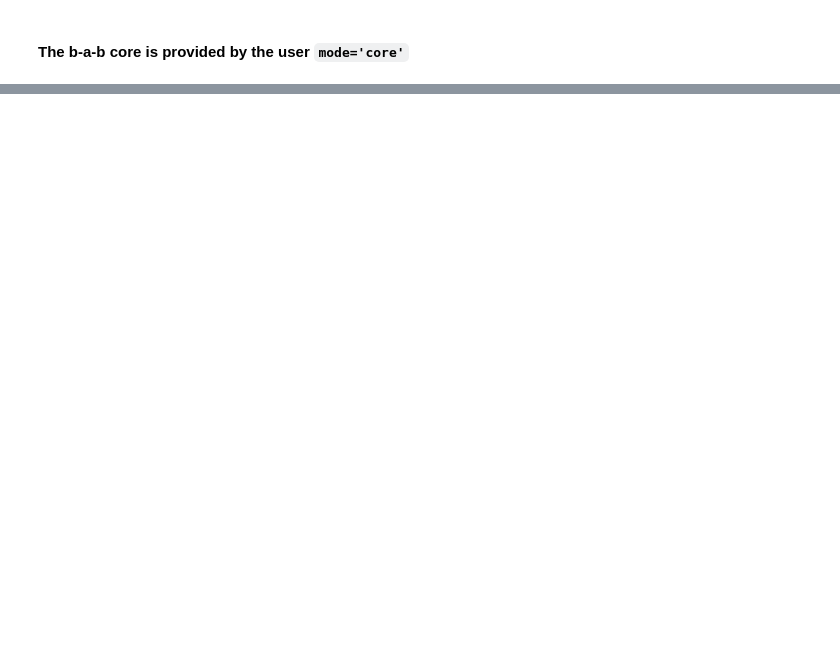
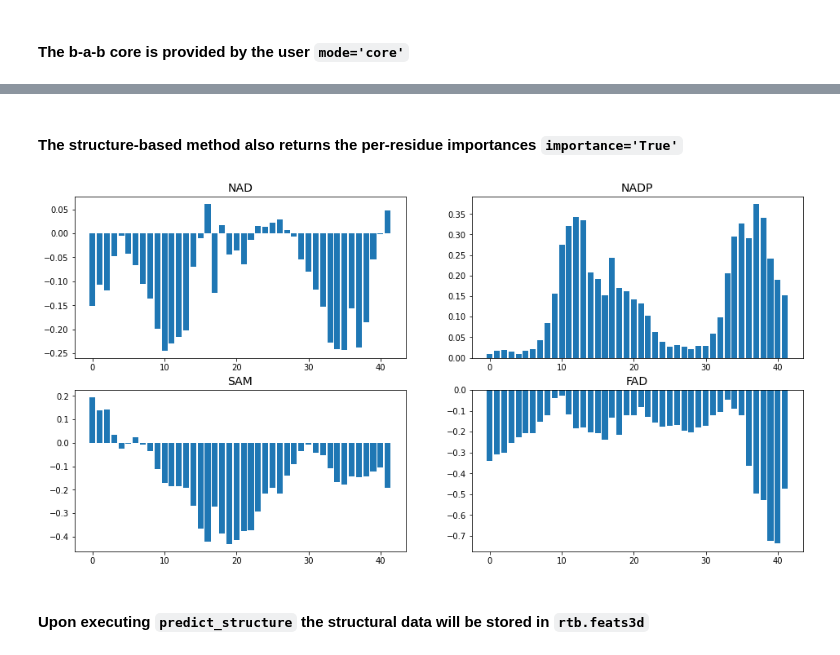
Before and after one commit to labstructbioinf/rossmann-toolbox, a Jupyter notebook: examples/example_minimal.ipynb, the cells around one changed output, grey strips where cells are left out. Cells and saved outputs as stored; diff of their text form; code cells hidden in the pictures; blank space fills up the shorter version.

```diff
--- a/examples/example_minimal.ipynb
+++ b/examples/example_minimal.ipynb
@@ -164,3 +154,24 @@ preds
   'NADP_std': 0.0077379010617733,
   'SAM_std': 0.0040618558414280415,
   'FAD_std': 0.0002890863688662648}]
+# %% [markdown]
+#### The structure-based method also returns the per-residue importances `importance='True'`
+# %%
+# User-defined core region
+core_seq = 'AGVRLGDPVLICGAGPIGLITMLCAKAAGACPLVITSRDEGR'
+
+preds, imps = rtb.predict_structure(path_to_structures, chains_to_use, mode='core', importance=True,
+                              core_list=[core_seq])
+# %%
+COFACTORS = ['NAD', 'NADP', 'SAM', 'FAD']
+single_emb = imps[0].mean(0).cpu().numpy()
+
+fig, ax = plt.subplots(2,2,figsize=(16, 8))
+ax = ax.ravel()
+for i in range(4):
+    ax[i].set_title(COFACTORS[i], fontsize=14)
+    ax[i].bar(height=single_emb[:, i], x = list(range(single_emb[:,i].size)))
+# %% [output]
+[figure, added]
+# %% [markdown]
+#### Upon executing `predict_structure` the structural data will be stored in `rtb.feats3d`
```
Also changed, not shown: parts of 14 cells of this notebook.
